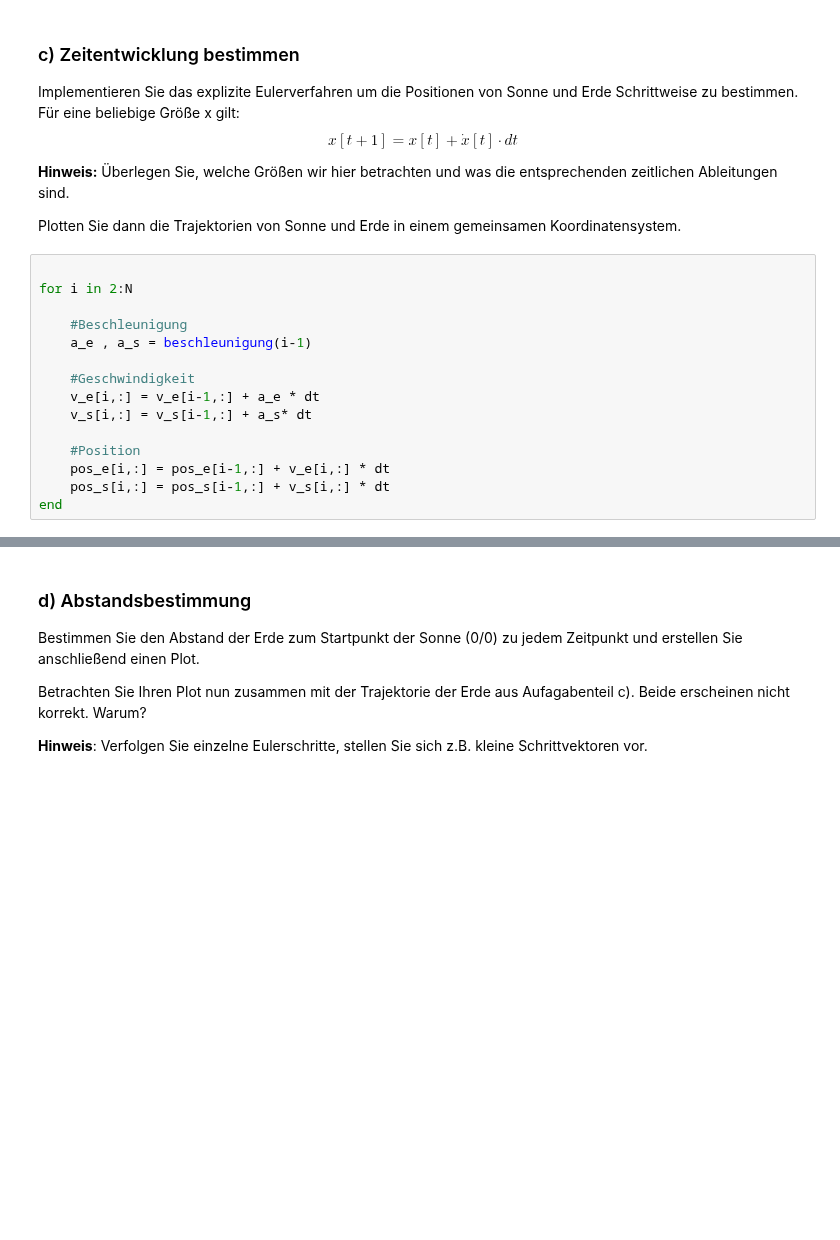
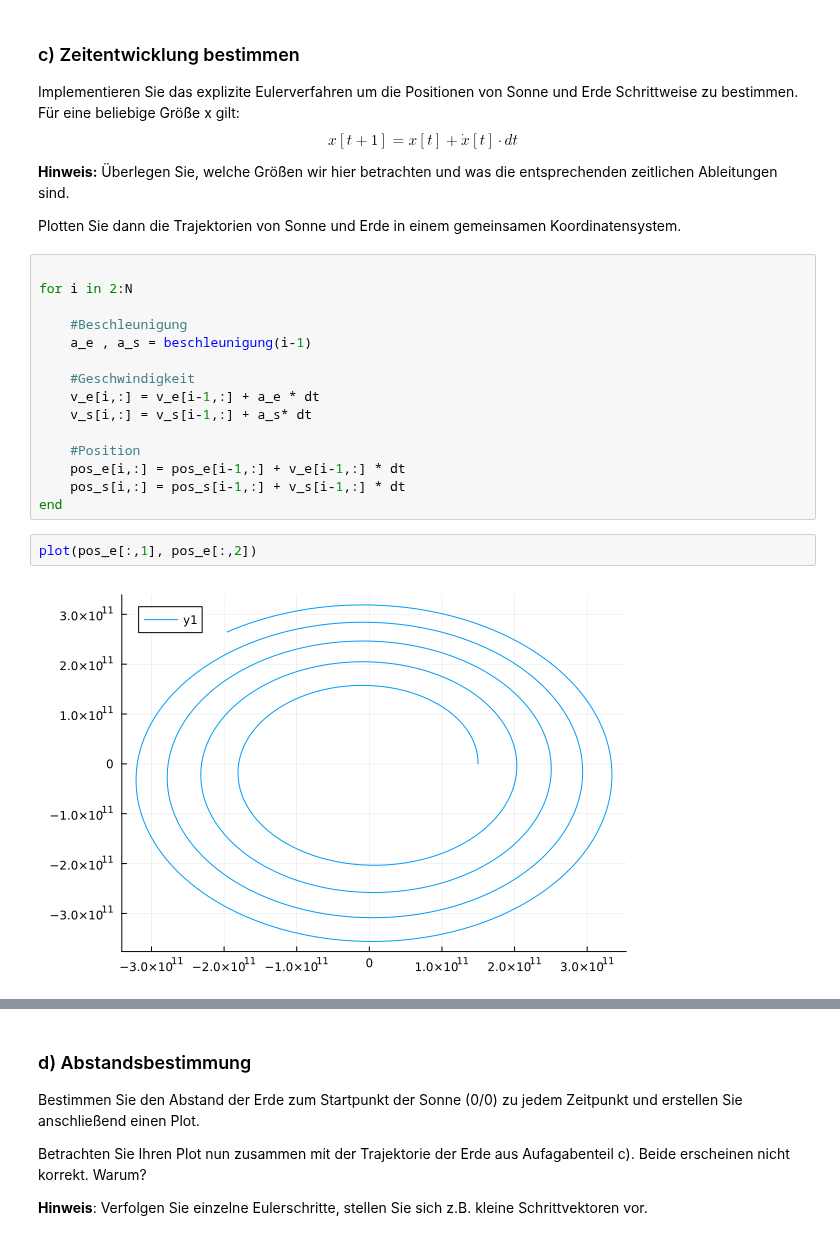
Before and after one commit to torben0187/Computerphysik, a Jupyter notebook: Übung 6/06_01.ipynb, the cells around one changed output, grey strips where cells are left out. Cells and saved outputs as stored; diff of their text form; blank space fills up the shorter version.

```diff
--- a/Übung 6/06_01.ipynb
+++ b/Übung 6/06_01.ipynb
@@ -123,6 +123,10 @@ for i in 2:N
     v_s[i,:] = v_s[i-1,:] + a_s* dt
 
     #Position
-    pos_e[i,:] = pos_e[i-1,:] + v_e[i,:] * dt
-    pos_s[i,:] = pos_s[i-1,:] + v_s[i,:] * dt
+    pos_e[i,:] = pos_e[i-1,:] + v_e[i-1,:] * dt
+    pos_s[i,:] = pos_s[i-1,:] + v_s[i-1,:] * dt
 end
+# %%
+plot(pos_e[:,1], pos_e[:,2])
+# %% [output]
+[figure, added]
```
Also changed, not shown: parts of 18 cells of this notebook.
